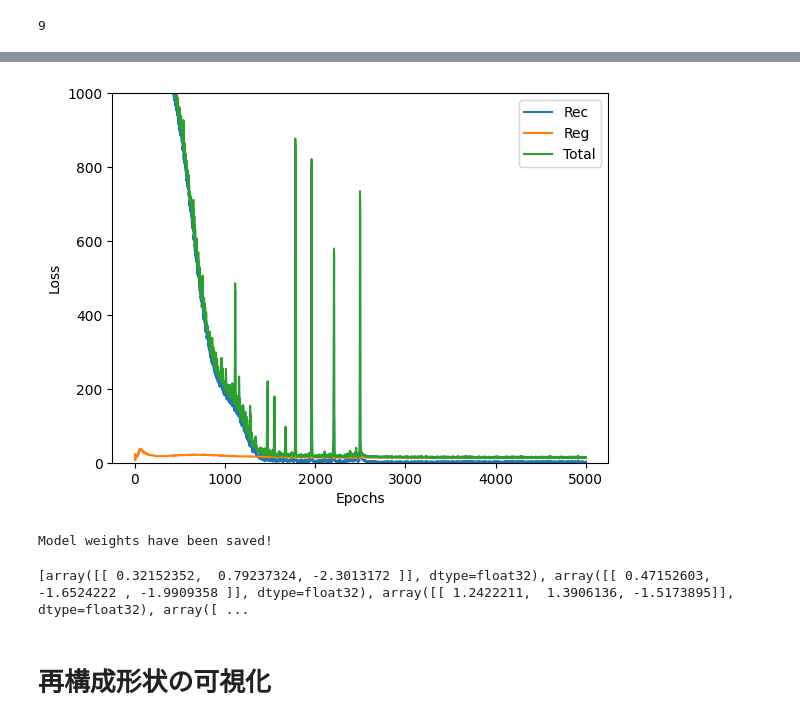
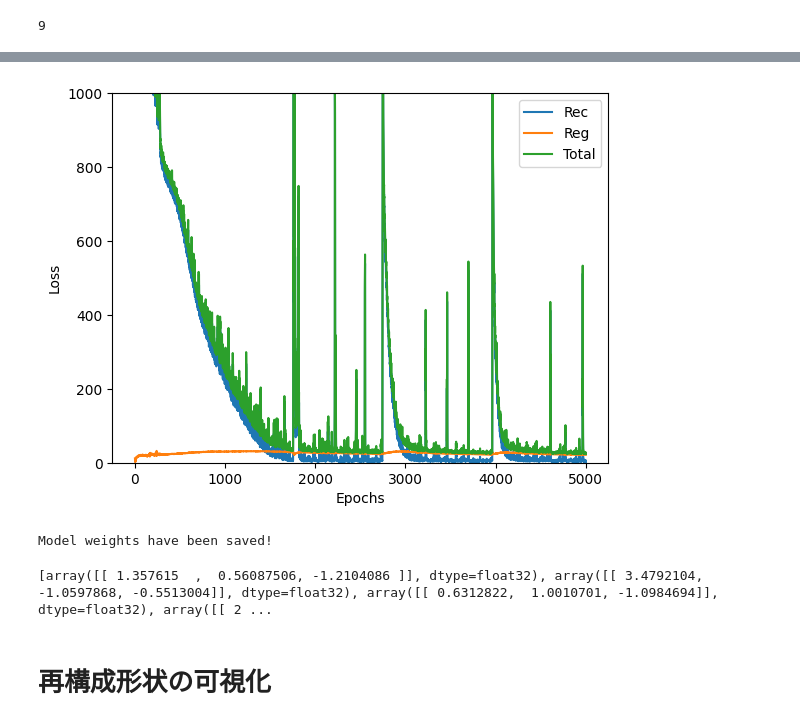
Before and after one commit to Ssurf777/VAEforPointCloud, a Jupyter notebook: main_for_MoGVAE_v2_(MSE+CD).ipynb, the cells around one changed output, grey strips where cells are left out. Drawn from its saved outputs; the diff is of its cells as text; code cells hidden in the pictures.

```diff
--- a/main_for_MoGVAE_v2_(MSE+CD).ipynb
+++ b/main_for_MoGVAE_v2_(MSE+CD).ipynb
@@ -117,7 +121,7 @@ device = torch.device("cuda" if torch.cuda.is_available() else "cpu")
 num_points = 5000
 n_z = 3  # 潜在次元
 model = MoGVAE(num_points=5000, n_z=3, n_components=2).to(device)
-optimizer = torch.optim.Adam(model.parameters(), lr=1e-5)
+optimizer = torch.optim.Adam(model.parameters(), lr=1e-4)
 scheduler = torch.optim.lr_scheduler.MultiStepLR(optimizer, milestones=[2500], gamma=0.1)
 
 
@@ -133,7 +137,7 @@ for i in range(epochs):
     loss_cd = 0
     loss_reg = 0
     loss_total = 0
-    scheduler.step()  # エポックごとにスケジューラを更新
+
 
     for k, (x,) in enumerate(data_loader):
         #print(f"shape of x: {x.shape}")
@@ -143,9 +147,9 @@ for i in range(epochs):
         # VAEの出力と損失計算
         y, z = model(x)
         lrec, lcd, lreg = model.loss2(y, x)
-        loss = 1.0 * lrec + 1.0 * lcd + lreg
+        loss = 1.0 * lrec + 2.0 * lcd + lreg
 
-        loss_cd += 1.0 * lcd.item()
+        loss_cd += 2.0 * lcd.item()
         loss_rec += 1.0 * lrec.item()
         loss_reg += lreg.item()
         loss_total += loss.item()
@@ -153,6 +157,7 @@ for i in range(epochs):
         optimizer.zero_grad()
         loss.backward()
         optimizer.step()
+        scheduler.step()  # エポックごとにスケジューラを更新
 
         # 最終エポックで z を収集
         if i == epochs - 1:
@@ -200,17 +205,17 @@ z_list saved with shape: (9, 1, 3)
 # %%
 # 損失の可視化
 visualize_loss(rec_error_record, reg_error_record, total_error_record)
 
 # モデル保存
-torch.save(model.state_dict(), '/content/drive/MyDrive/chair/MoGVAE_Np5000_MSE+CD2_0225.pth')
+torch.save(model.state_dict(), '/content/drive/MyDrive/chair/MoGVAE_Np5000_MSE+CD2_0226.pth')
 print("Model weights have been saved!")
 # %% [output]
-[figure, old version]
+[figure, new version]
 Model weights have been saved!
 # %%
 print(z_list) # z mu logvar
 # %% [output]
-[array([[ 0.32152352,  0.79237324, -2.3013172 ]], dtype=float32), array([[ 0.47152603, -1.6524222 , -1.9909358 ]], dtype=float32), array([[ 1.2422211,  1.3906136, -1.5173895]], dtype=float32), array([ ...
+[array([[ 1.357615  ,  0.56087506, -1.2104086 ]], dtype=float32), array([[ 3.4792104, -1.0597868, -0.5513004]], dtype=float32), array([[ 0.6312822,  1.0010701, -1.0984694]], dtype=float32), array([[ 2 ...
 # %% [markdown]
 # 再構成形状の可視化
 # %%
```
Also changed, not shown: parts of 7 cells of this notebook.
